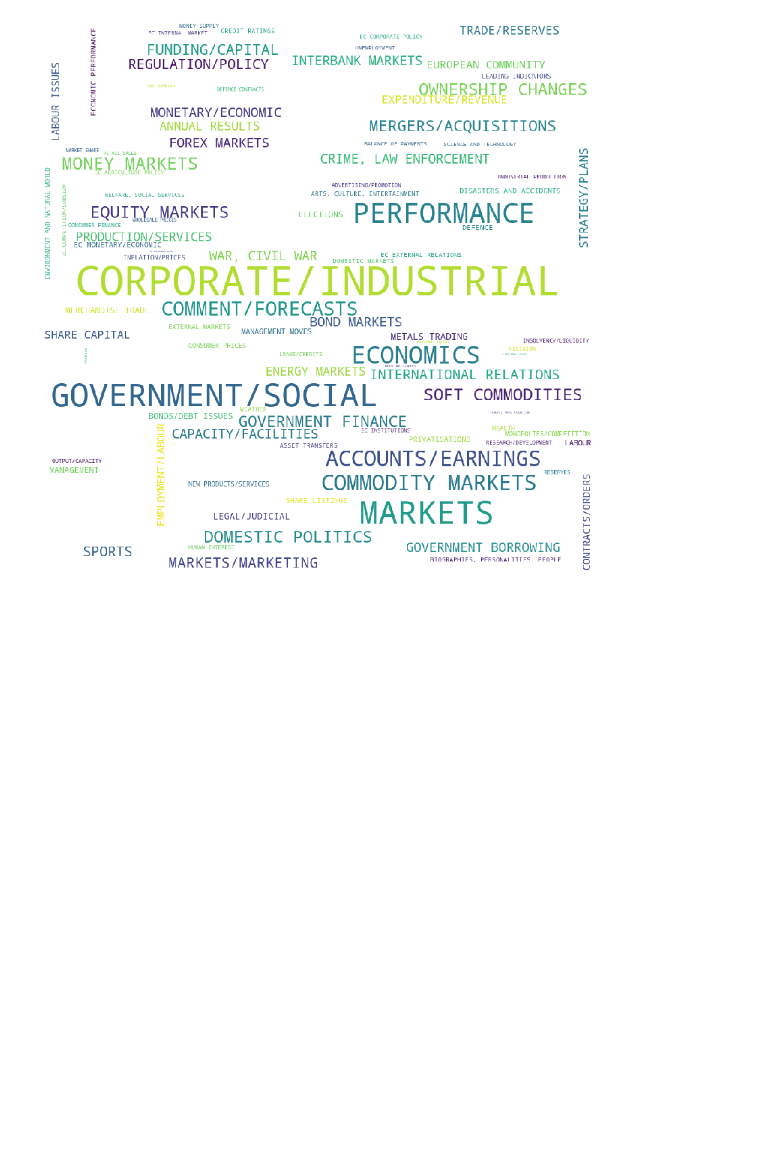
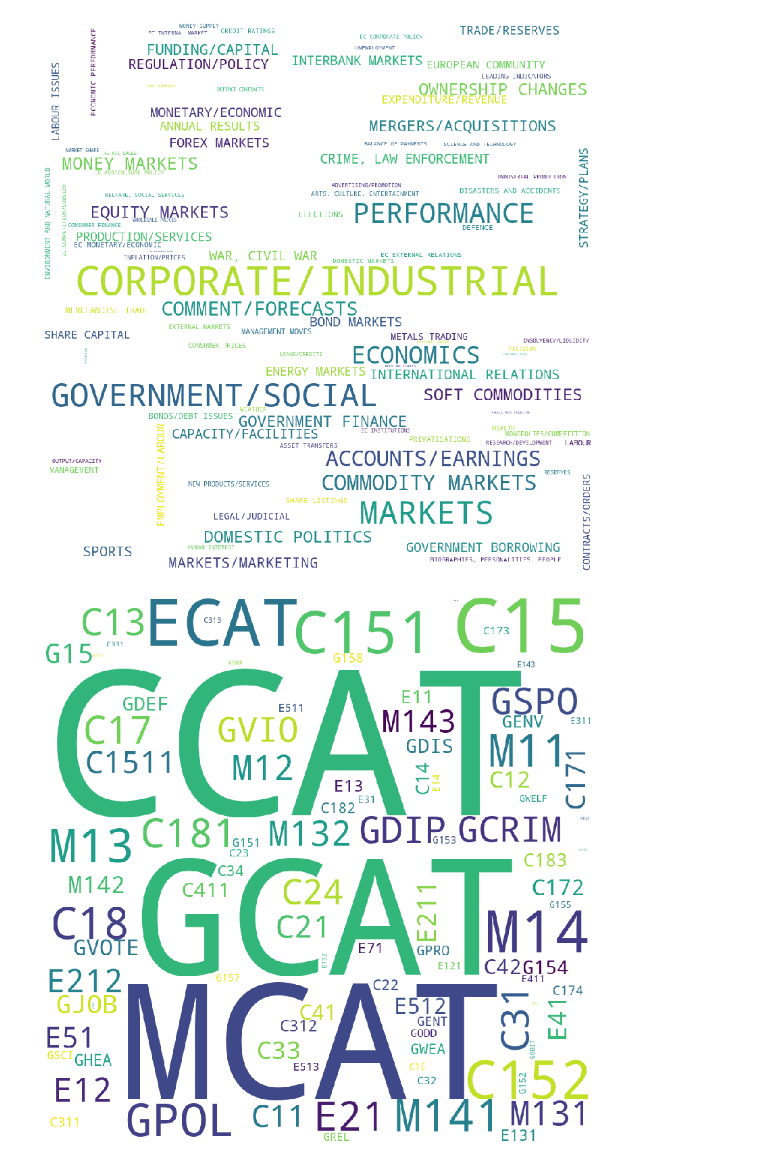
Before and after one commit to apndx/ReutersDocLabeler, a Jupyter notebook: notebooks/explorative-data-analysis.ipynb, the cells around one changed output. Drawn from its saved outputs; the diff is of its cells as text; code cells hidden in the pictures; blank space fills up the shorter version.

```diff
--- a/notebooks/explorative-data-analysis.ipynb
+++ b/notebooks/explorative-data-analysis.ipynb
@@ -286,3 +287,11 @@ plt.axis("off")
 plt.show()
 # %% [output]
 [figure]
+# %%
+topic_code_cloud = WordCloud(background_color="white", width=1000, height=1000).generate_from_frequencies(large_codes_amount_dict)
+plt.figure(figsize=(15,15))
+plt.imshow(topic_code_cloud)
+plt.axis("off")
+plt.show()
+# %% [output]
+[figure, added]
```
Also changed, not shown: parts of 10 cells of this notebook, 1 other file.
